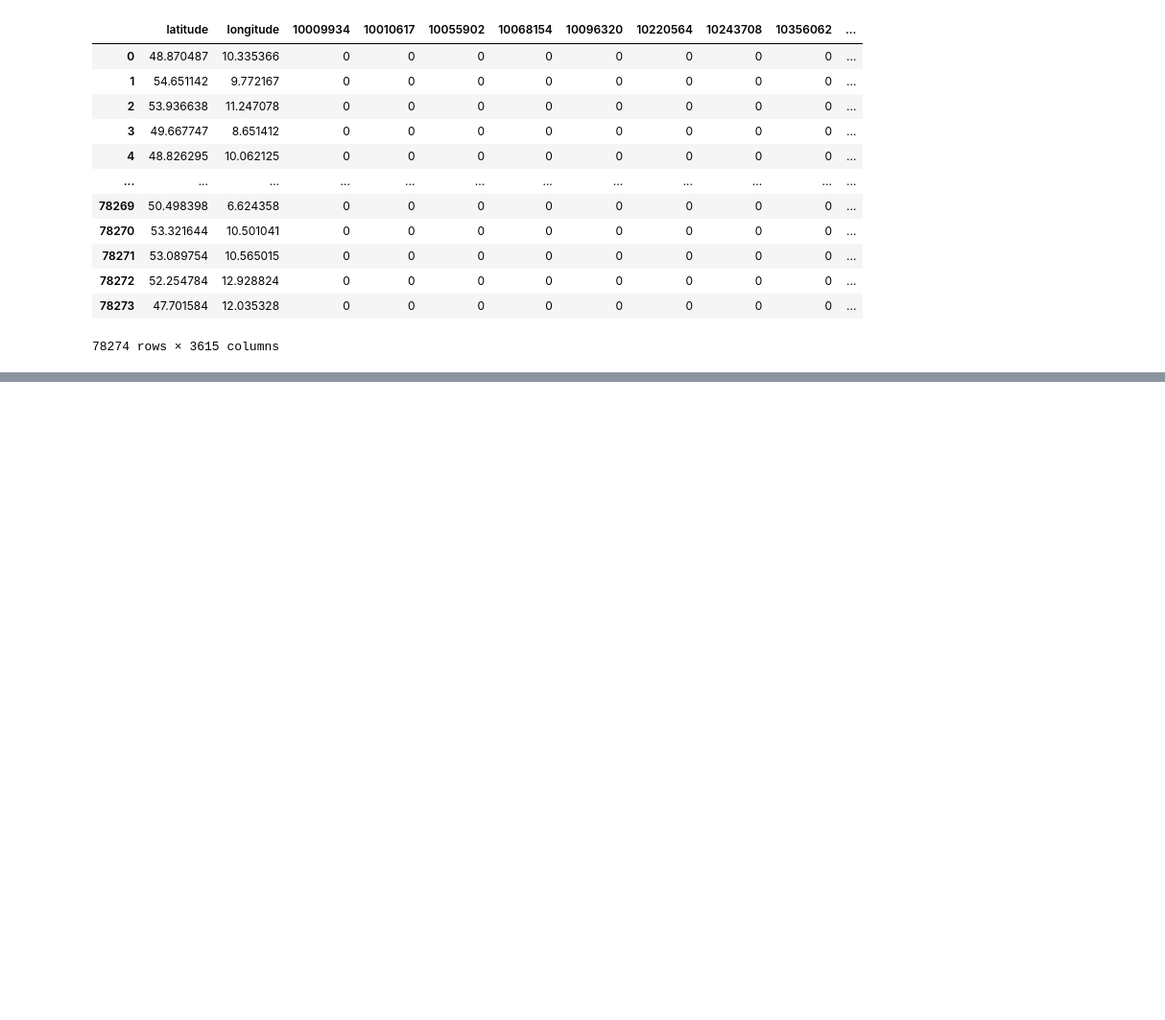
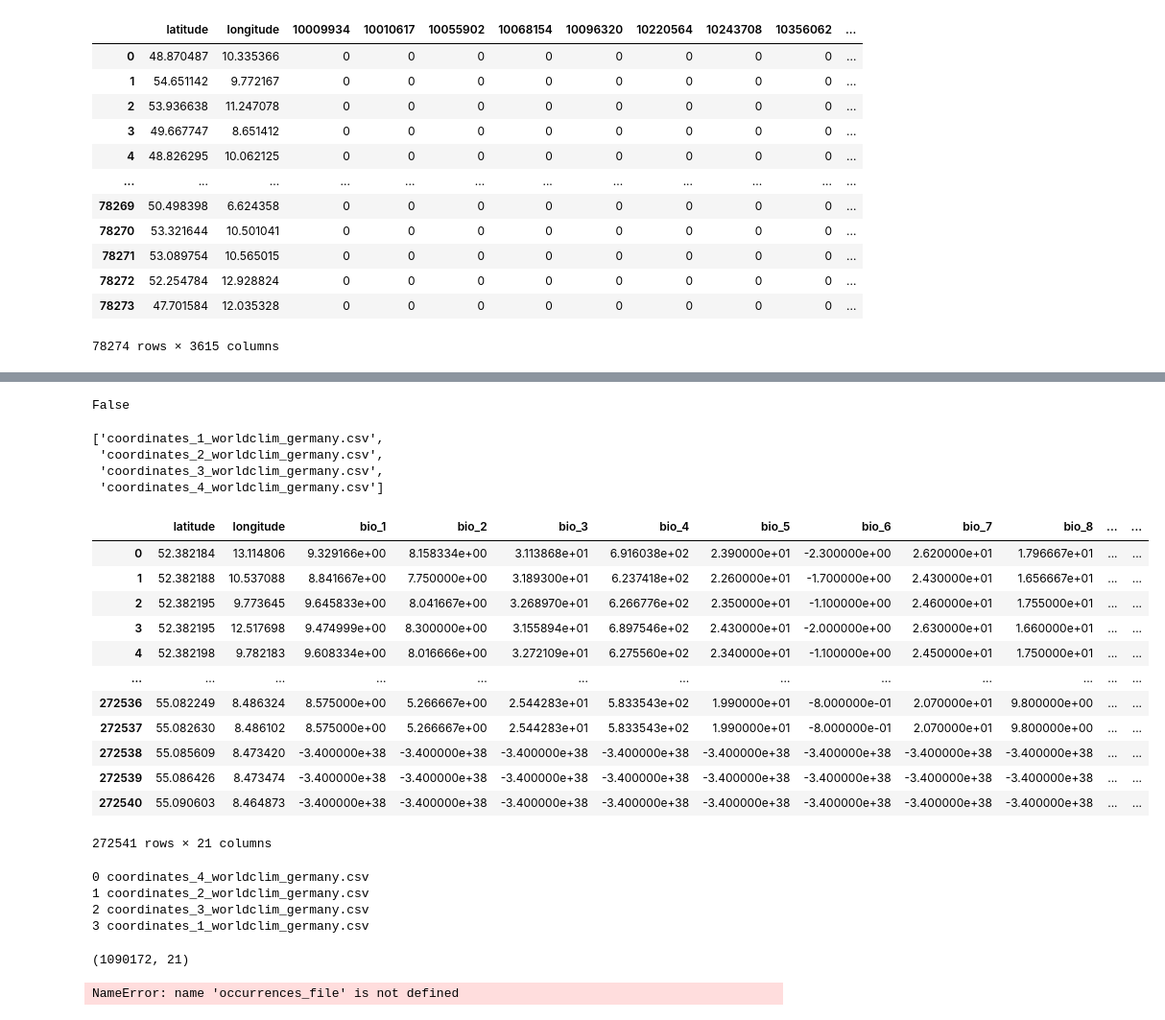
Before and after one commit to TmtStss/biodiversipy, a Jupyter notebook: notebooks/test_model_MVK.ipynb, the cells around one changed output, grey strips where cells are left out. Shown at 96% size. Cells and saved outputs as stored; diff of their text form; code cells hidden in the pictures; blank space fills up the shorter version.

```diff
--- a/notebooks/test_model_MVK.ipynb
+++ b/notebooks/test_model_MVK.ipynb
@@ -186,0 +513,4 @@ y
+# %%
+path.isdir('../raw_data/output/occurrences/coordinates/splits')
+# %% [output]
+False
@@ -186,0 +521,48 @@ y
+# %%
+out_path = path.join('../raw_data', 'output', 'occurrences', 'coordinates', 'splits')
+string = 'worldclim'
+files = [file for file in sorted(listdir(out_path)) if string in file]
+sorted(files)
+# %% [output]
+['coordinates_1_worldclim_germany.csv',
+ 'coordinates_2_worldclim_germany.csv',
+ 'coordinates_3_worldclim_germany.csv',
+ 'coordinates_4_worldclim_germany.csv']
+# %%
+data
+# %% [output]
+|  | latitude | longitude | bio_1 | bio_2 | bio_3 | bio_4 | bio_5 | bio_6 | bio_7 | bio_8 | ... | ... |
+| 0 | 52.382184 | 13.114806 | 9.329166e+00 | 8.158334e+00 | 3.113868e+01 | 6.916038e+02 | 2.390000e+01 | -2.300000e+00 | 2.620000e+01 | 1.796667e+01 | ... | ... |
+| 1 | 52.382188 | 10.537088 | 8.841667e+00 | 7.750000e+00 | 3.189300e+01 | 6.237418e+02 | 2.260000e+01 | -1.700000e+00 | 2.430000e+01 | 1.656667e+01 | ... | ... |
+| 2 | 52.382195 | 9.773645 | 9.645833e+00 | 8.041667e+00 | 3.268970e+01 | 6.266776e+02 | 2.350000e+01 | -1.100000e+00 | 2.460000e+01 | 1.755000e+01 | ... | ... |
+| 3 | 52.382195 | 12.517698 | 9.474999e+00 | 8.300000e+00 | 3.155894e+01 | 6.897546e+02 | 2.430000e+01 | -2.000000e+00 | 2.630000e+01 | 1.660000e+01 | ... | ... |
+| 4 | 52.382198 | 9.782183 | 9.608334e+00 | 8.016666e+00 | 3.272109e+01 | 6.275560e+02 | 2.340000e+01 | -1.100000e+00 | 2.450000e+01 | 1.750000e+01 | ... | ... |
+| ... | ... | ... | ... | ... | ... | ... | ... | ... | ... | ... | ... | ... |
+| 272536 | 55.082249 | 8.486324 | 8.575000e+00 | 5.266667e+00 | 2.544283e+01 | 5.833543e+02 | 1.990000e+01 | -8.000000e-01 | 2.070000e+01 | 9.800000e+00 | ... | ... |
+| 272537 | 55.082630 | 8.486102 | 8.575000e+00 | 5.266667e+00 | 2.544283e+01 | 5.833543e+02 | 1.990000e+01 | -8.000000e-01 | 2.070000e+01 | 9.800000e+00 | ... | ... |
+| 272538 | 55.085609 | 8.473420 | -3.400000e+38 | -3.400000e+38 | -3.400000e+38 | -3.400000e+38 | -3.400000e+38 | -3.400000e+38 | -3.400000e+38 | -3.400000e+38 | ... | ... |
+| 272539 | 55.086426 | 8.473474 | -3.400000e+38 | -3.400000e+38 | -3.400000e+38 | -3.400000e+38 | -3.400000e+38 | -3.400000e+38 | -3.400000e+38 | -3.400000e+38 | ... | ... |
+| 272540 | 55.090603 | 8.464873 | -3.400000e+38 | -3.400000e+38 | -3.400000e+38 | -3.400000e+38 | -3.400000e+38 | -3.400000e+38 | -3.400000e+38 | -3.400000e+38 | ... | ... |
+272541 rows × 21 columns
+# %%
+for i, file in enumerate(files):
+    print(i, file)
+    if i == 0:
+        data = pd.read_csv(path.join(out_path, file))
+    else:
+        tmp = pd.read_csv(path.join(out_path, file))
+        data = pd.concat((data,tmp), ignore_index=True)
+        del tmp
+data.shape
+# %% [output]
+0 coordinates_4_worldclim_germany.csv
+1 coordinates_2_worldclim_germany.csv
+2 coordinates_3_worldclim_germany.csv
+3 coordinates_1_worldclim_germany.csv
+(1090172, 21)
+# %%
+filename = f"{occurrences_file}_{source['name']}_germany.csv"
+filename
+#data.to_csv(path.join(raw_data_path, 'output', 'occurrences', 'coordinates', filename), index=False)
+# %% [output]
+NameError: name 'occurrences_file' is not defined
```
Also changed, not shown: parts of 73 cells of this notebook, 3 other files.
